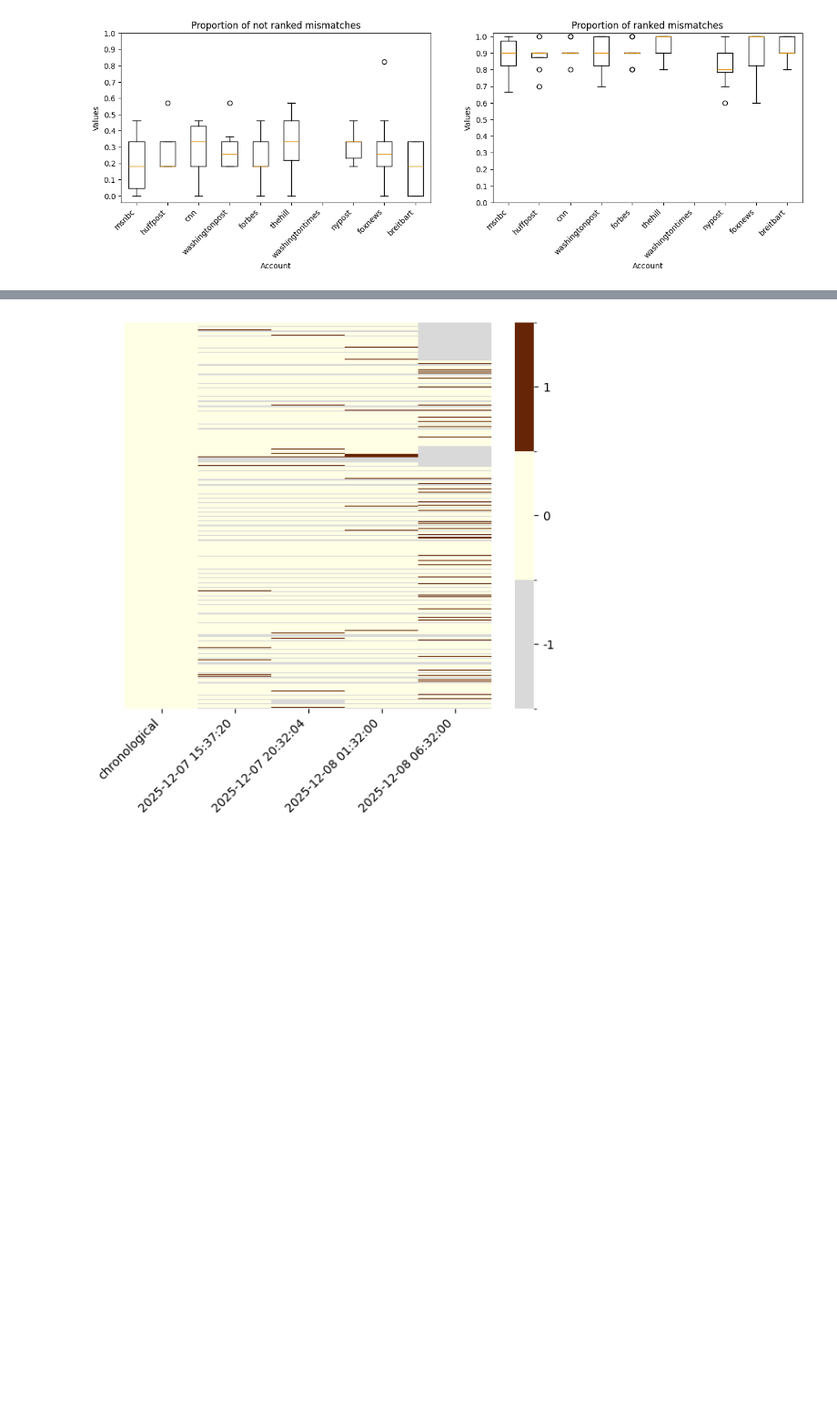
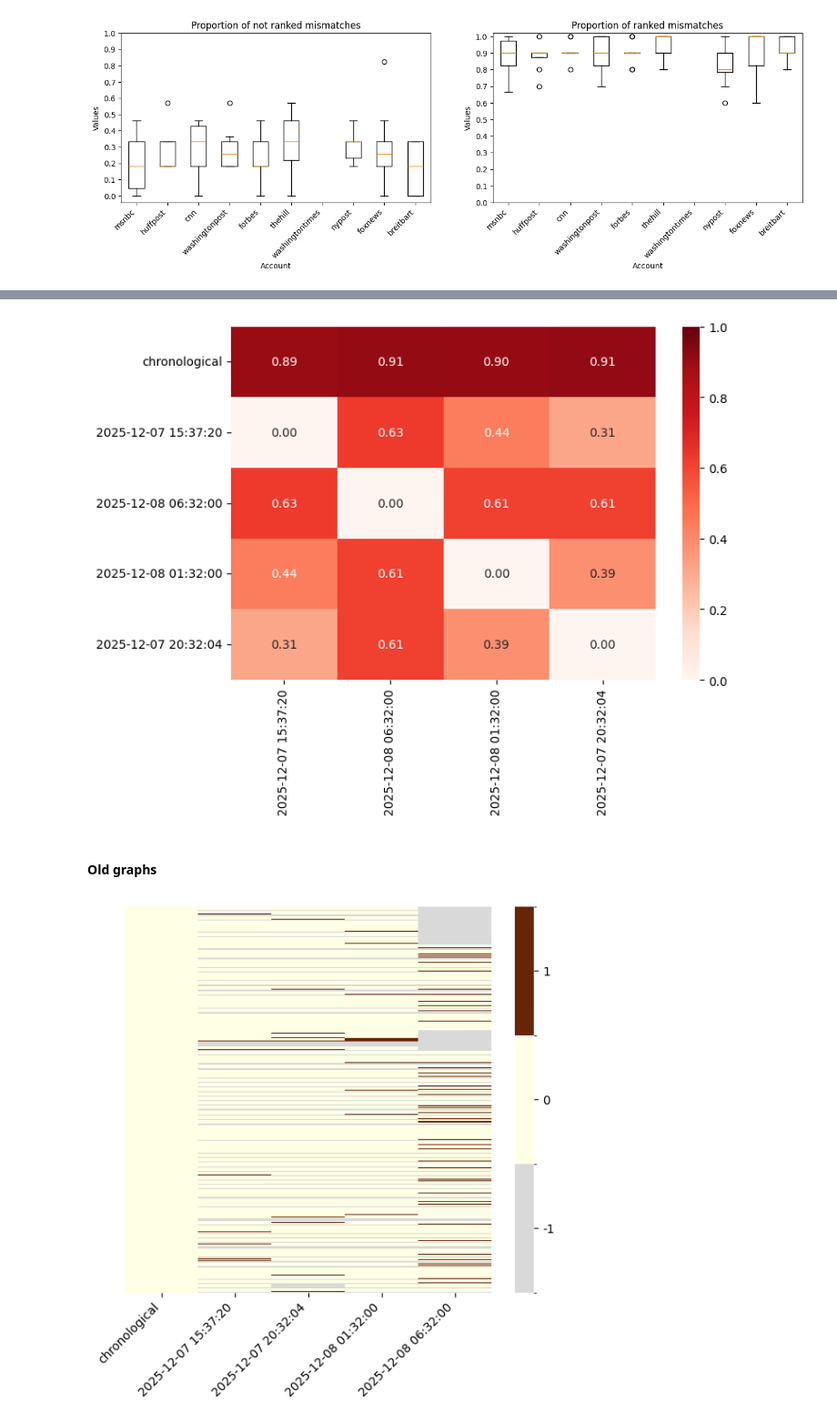
Before and after one commit to nbrahmani/insta-comments, a Jupyter notebook: old_code/initial_stabilisation_checks.ipynb, the cells around one changed output, grey strips where cells are left out. Shown at 91% size. Drawn from its saved outputs; the diff is of its cells as text; code cells hidden in the pictures; blank space fills up the shorter version.

```diff
--- a/stabilisation_checks.ipynb
+++ b/old_code/initial_stabilisation_checks.ipynb
@@ -372,3 +412,12 @@ plt.show()
+# %%
+plt.figure(figsize=(8, 6))
+sns.heatmap(mismatch_rank_df, annot=True, fmt=".2f", cmap="Reds", vmin=0, vmax=1)
+plt.tight_layout()
+plt.show()
+# %% [output]
+[figure, added]
+# %% [markdown]
+#### Old graphs
 # %%
 col1 = 'chronological_comment'
 col2 = '2025-12-07 15:37:20_comment'
```
Also changed, not shown: parts of 13 cells of this notebook, 14 other files.
